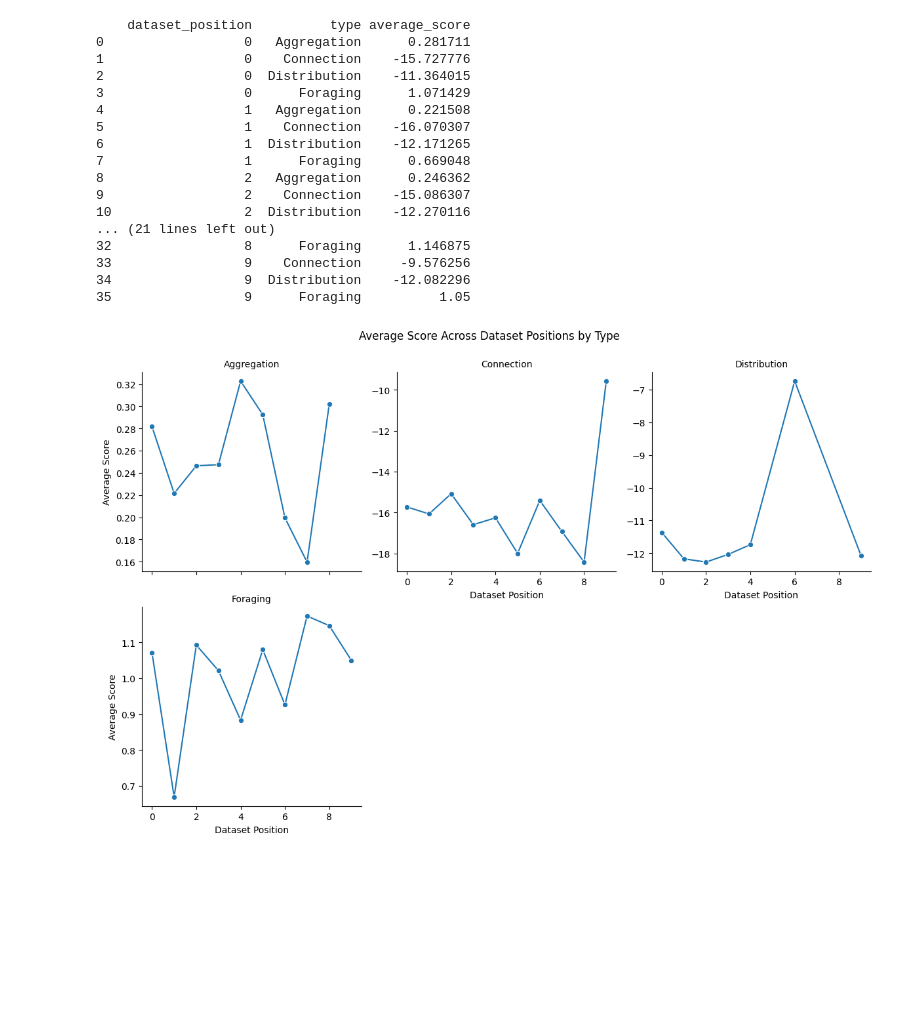
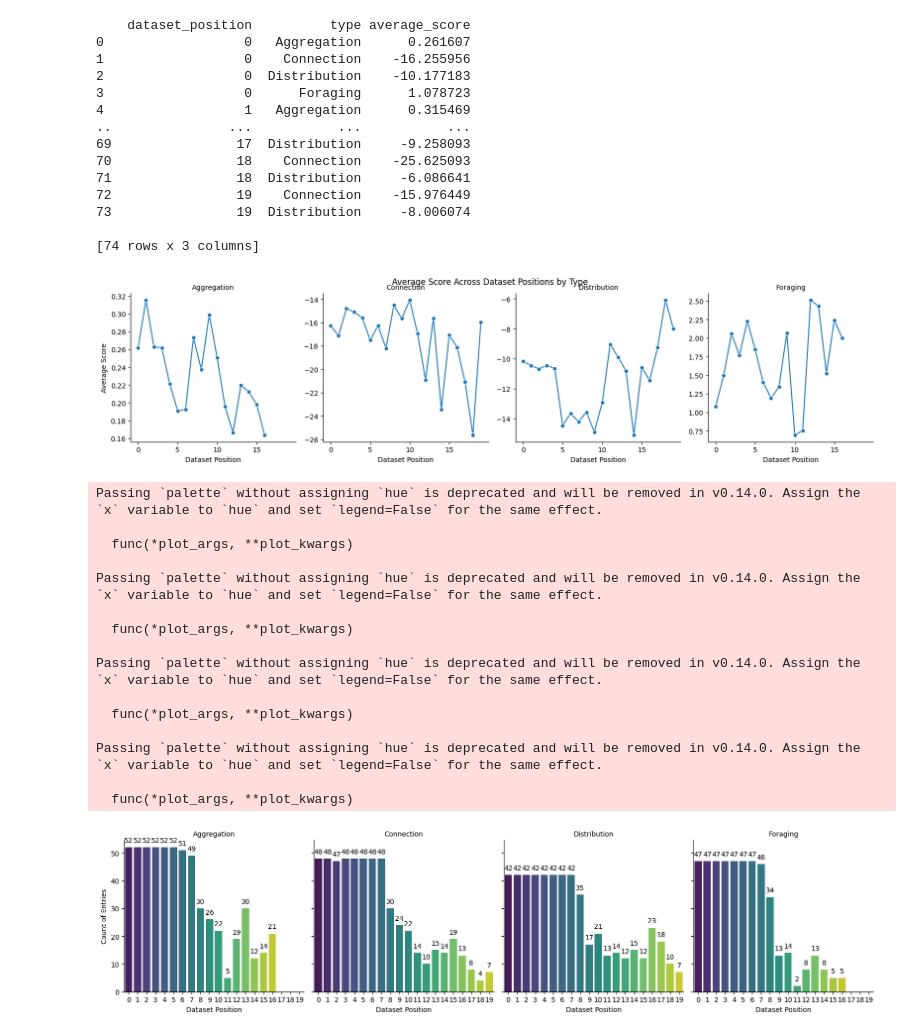
Before and after one commit to julianjandeleit/thesis_llm_collective_behavior_generation, a Jupyter notebook: analysis_notebooks/dpo_rl_visualize_training.ipynb, the cells around one changed output. Cells and saved outputs as stored; diff of their text form; code cells hidden in the pictures; blank space fills up the shorter version.

Commit message:
show rl results

```diff
--- a/analysis_notebooks/dpo_rl_visualize_training.ipynb
+++ b/analysis_notebooks/dpo_rl_visualize_training.ipynb
@@ -9,5 +9,5 @@ import random
 random.seed(42)
 np.random.seed(42)
 # %%
-with open("../ressources/dpo_rl_model_25-01-08_s14-s18-200x25/dataset.pickle", "rb") as file:
+with open("../ressources/dpo_rl_model_25-01-13_20x200/dataset.pickle", "rb") as file:
     original_df = pickle.load(file)
@@ -41,37 +39,72 @@ result = df.groupby(['dataset_position','type',])['average_score'].mean().reset_
 print(result)
 # %% [output]
     dataset_position          type average_score
-0                  0   Aggregation      0.281711
-1                  0    Connection    -15.727776
-2                  0  Distribution    -11.364015
-3                  0      Foraging      1.071429
-4                  1   Aggregation      0.221508
-5                  1    Connection    -16.070307
-6                  1  Distribution    -12.171265
-7                  1      Foraging      0.669048
-8                  2   Aggregation      0.246362
-9                  2    Connection    -15.086307
-10                 2  Distribution    -12.270116
-... (21 lines left out)
-32                 8      Foraging      1.146875
-33                 9    Connection     -9.576256
-34                 9  Distribution    -12.082296
-35                 9      Foraging          1.05
+0                  0   Aggregation      0.261607
+1                  0    Connection    -16.255956
+2                  0  Distribution    -10.177183
+3                  0      Foraging      1.078723
+4                  1   Aggregation      0.315469
+..               ...           ...           ...
+69                17  Distribution     -9.258093
+70                18    Connection    -25.625093
+71                18  Distribution     -6.086641
+72                19    Connection    -15.976449
+73                19  Distribution     -8.006074
+
+[74 rows x 3 columns]
 # %%
 import seaborn as sns
 import matplotlib.pyplot as plt
 # %%
 # Step 3: Create a FacetGrid using seaborn
-g = sns.FacetGrid(result, col='type', col_wrap=3, height=4, sharey=False)
+g = sns.FacetGrid(result, col='type', col_wrap=4, height=4, sharey=False)
 g.map(sns.lineplot, 'dataset_position', 'average_score', marker='o')
 
 # Step 4: Add titles and labels
 g.set_titles(col_template="{col_name}")
 g.set_axis_labels("Dataset Position", "Average Score")
 g.add_legend()
 
 plt.subplots_adjust(top=0.9)
 g.fig.suptitle('Average Score Across Dataset Positions by Type')
 plt.show()
 # %% [output]
-[figure, old version]
+[figure, new version]
+# %%
+# Count non-null entries for each combination of type and dataset_position
+length_counts = df.groupby(['type', 'dataset_position'])['average_score'].count().reset_index()
+length_counts.columns = ['type', 'dataset_position', 'length']
+g = sns.FacetGrid(length_counts, col='type', col_wrap=4, height=4)
+bar_plot = g.map_dataframe(sns.barplot, x='dataset_position', y='length', palette='viridis')
+
+# Annotate bars with the actual numbers
+for ax in bar_plot.axes.flat:
+    for p in ax.patches:
+        ax.annotate(f'{int(p.get_height())}',
+                    (p.get_x() + p.get_width() / 2., p.get_height()),
+                    ha='center', va='bottom',
+                    fontsize=10, color='black',
+                    xytext=(0, 5),  # 5 points vertical offset
+                    textcoords='offset points')
+
+g.set_axis_labels("Dataset Position", "Count of Entries")
+g.set_titles(col_template="{col_name}")
+g.add_legend()
+plt.show()
+# %% [output]
+Passing `palette` without assigning `hue` is deprecated and will be removed in v0.14.0. Assign the `x` variable to `hue` and set `legend=False` for the same effect.
+
+  func(*plot_args, **plot_kwargs)
+
+Passing `palette` without assigning `hue` is deprecated and will be removed in v0.14.0. Assign the `x` variable to `hue` and set `legend=False` for the same effect.
+
+  func(*plot_args, **plot_kwargs)
+
+Passing `palette` without assigning `hue` is deprecated and will be removed in v0.14.0. Assign the `x` variable to `hue` and set `legend=False` for the same effect.
+
+  func(*plot_args, **plot_kwargs)
+
+Passing `palette` without assigning `hue` is deprecated and will be removed in v0.14.0. Assign the `x` variable to `hue` and set `legend=False` for the same effect.
+
+  func(*plot_args, **plot_kwargs)
+[figure, added]
```
Also changed, not shown: parts of 3 cells of this notebook, 2 other files.
